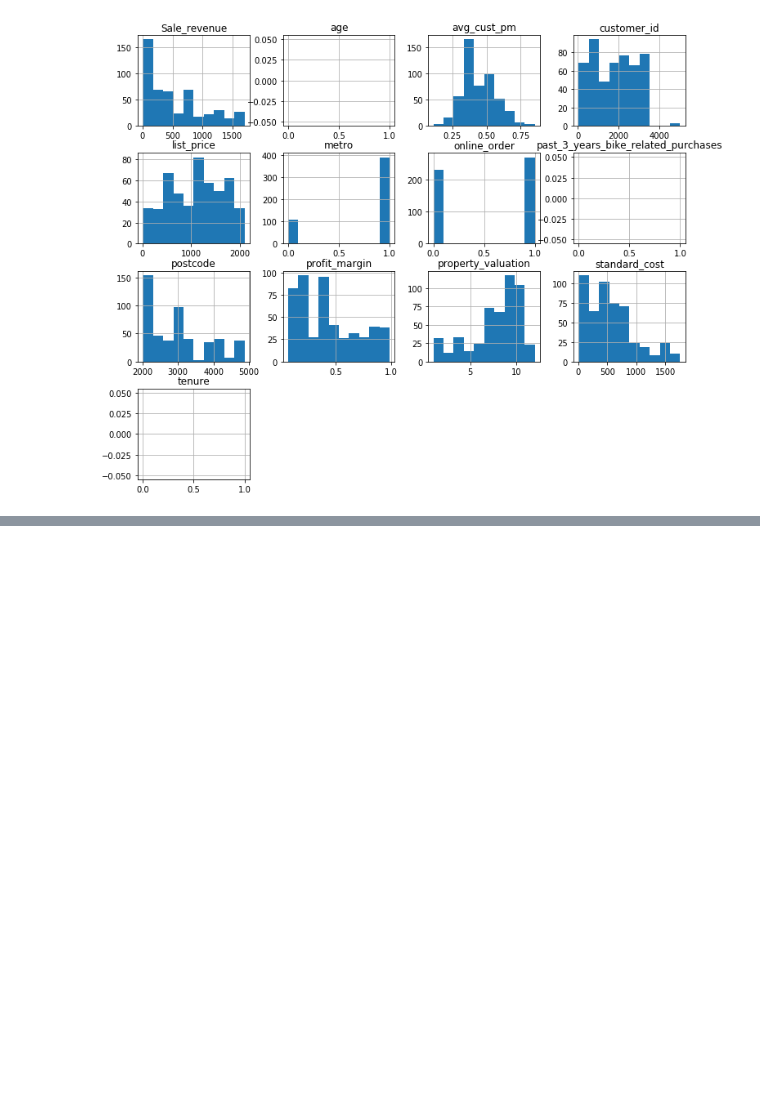
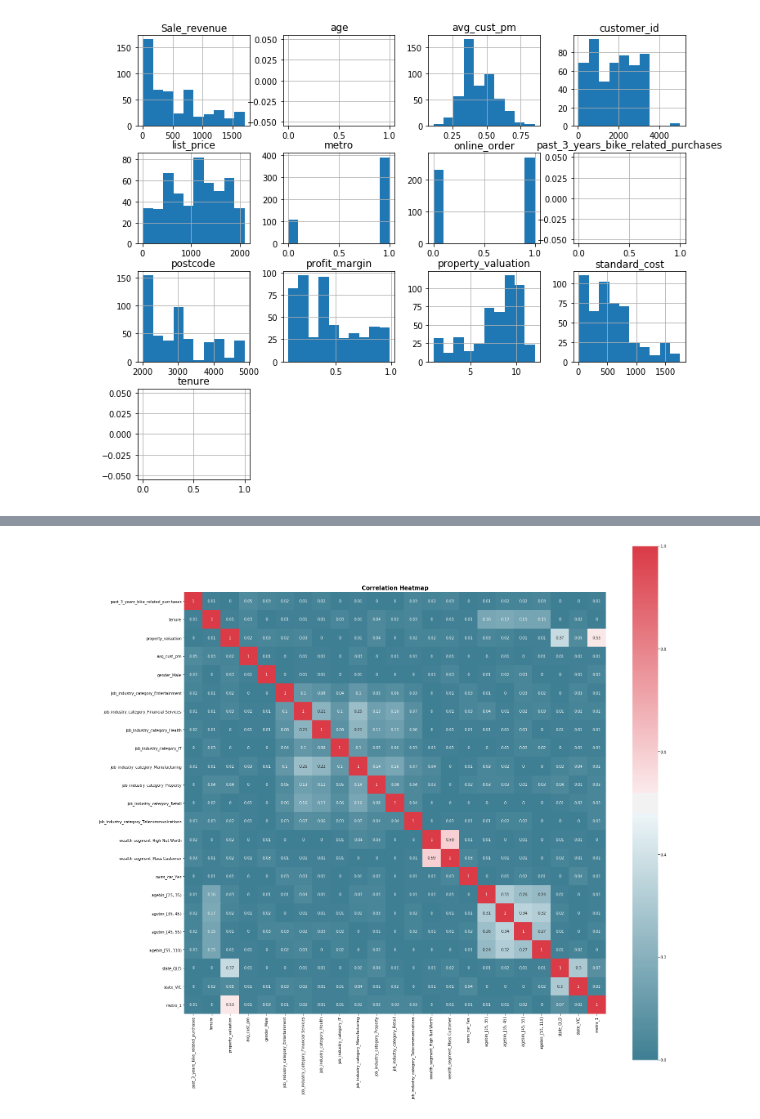
Before and after one commit to jomlearn2/KPMG_Internship, a Jupyter notebook: Notebook 3 - Model.ipynb, the cells around one changed output, grey strips where cells are left out. Drawn from its saved outputs; the diff is of its cells as text; code cells hidden in the pictures; blank space fills up the shorter version.

```diff
--- a/Notebook 3 - Model.ipynb
+++ b/Notebook 3 - Model.ipynb
@@ -107,0 +138,17 @@ df = df[~df['gender'].isna()]
+# %%
+data1 = data[['gender', 'past_3_years_bike_related_purchases', 'job_industry_category', 'wealth_segment',
+              'owns_car', 'tenure', 'agebin', 'state', 'property_valuation', 'metro', 'avg_cust_pm']]
+# %%
+#Set dummy variables for categorical data and check for multicolinearity
+
+# Of those, these are all of the variables that are categorical.
+a = ['gender', 'job_industry_category', 'wealth_segment', 'owns_car', 'agebin', 'state', 'metro']
+
+#Generating a dictionary where the key is the column name and the value
+#is a DF of dummy variable columns, dropping the first instance to avoid
+#multicollinearity
+b = {}
+for i in a:
+    b[i] = pd.get_dummies(data1[i], prefix=i, drop_first=True)
+
+len(data1)
@@ -107,0 +157,3 @@ df = df[~df['gender'].isna()]
+# %%
+data1 = data1.drop(a, axis=1)
+len(data1)
@@ -107,0 +166,10 @@ df = df[~df['gender'].isna()]
+# %%
+for key in b:
+    data1 = pd.merge(data1, b[key],
+                     how='inner', left_on=data1.index,
+                     right_on = b[key].index)
+    data1 = data1.drop('key_0', axis=1)
+
+print(len(data1))
+#view the columns to ensure I completed the dummy columns correctly
+data1.columns
@@ -107,0 +189,8 @@ df = df[~df['gender'].isna()]
+# %%
+correlation = abs(round(data1.corr(), 2))
+f, ax = plt.subplots(figsize=(25,25))
+sns.heatmap(correlation, annot = True, square=True, cmap =sns.diverging_palette(220, 10, as_cmap=True))
+plt.title('Correlation Heatmap',fontweight='bold',fontsize=15)
+plt.show();
+# %% [output]
+[figure, added]
```
Also changed, not shown: parts of 56 cells of this notebook.
